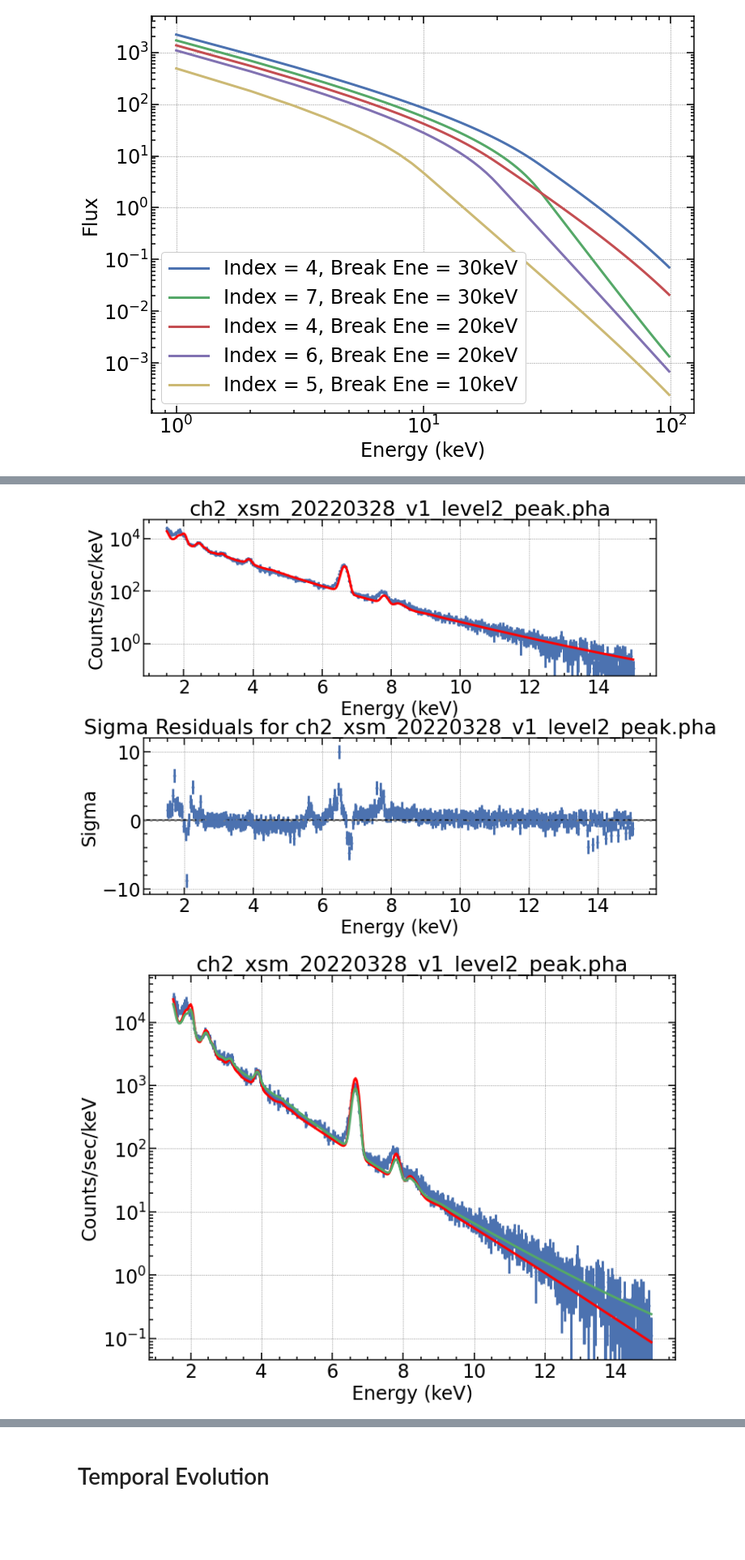
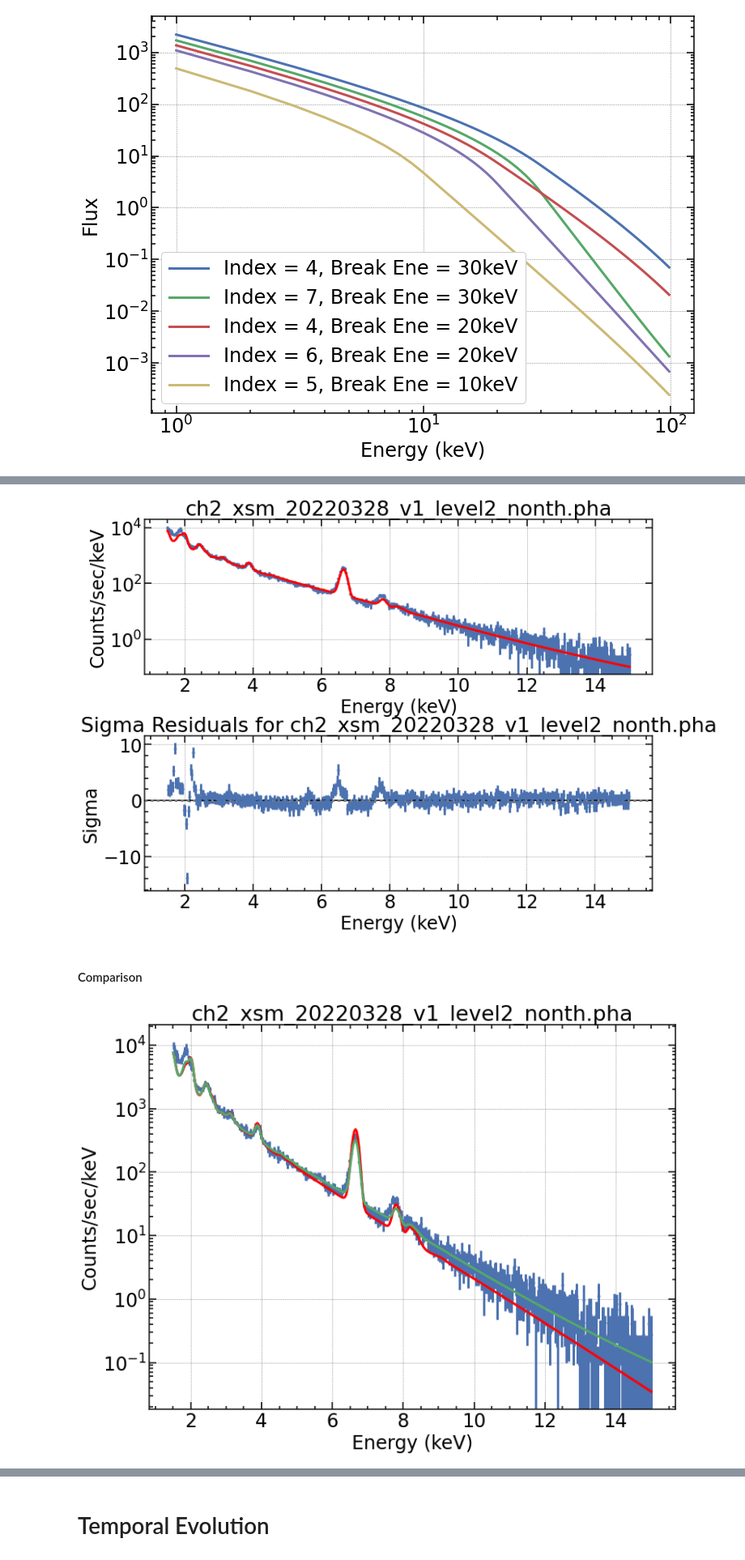
Before and after one commit to abhilash-sw/xray_workshop, a Jupyter notebook: XSM_analysis_sherpa.ipynb, the cells around one changed output, grey strips where cells are left out. Shown at 81% size. Drawn from its saved outputs; the diff is of its cells as text; code cells hidden in the pictures; blank space fills up the shorter version.

```diff
--- a/XSM_analysis_sherpa.ipynb
+++ b/XSM_analysis_sherpa.ipynb
@@ -675,0 +737,20 @@ ax.set_xscale('log')
+# %%
+pha = read_pha('ch2_xsm_20220328_v1_level2_nonth.pha',use_errors=True)
+pha.set_rmf(rmf)
+pha.set_analysis('energy')
+pha.notice(1.5,15)
+
+pha.staterror[pha.staterror==0] = 1
+pha.syserror[pha.syserror == 0] = 1
+
+mdl_tmp = f_vth_sherpa()
+mdl_rsp = xsm_rsp(mdl_tmp)
+
+mdl_rsp.model.pars[0].val = 10 # Temperature
+mdl_rsp.model.pars[1].val = 0.01 #EM
+
+fi_th = Fit(pha,mdl_rsp)
+
+fres_th = fi_th.fit()
+print(fres_th)
+print(f'Reduced Chi2 = {fres_th.statval/fres_th.dof:.4f}')
@@ -678,4 +796,12 @@ ax.set_xscale('log')
 # %%
+mdl_thick2 = f_thick2_sherpa()
+mdl_expr_thick2 = xsm_rsp(mdl_thick2)
+print(mdl_expr_thick2)
+
+mdl2 = f_vth_sherpa()
+mdl_vth_rsp = xsm_rsp(mdl2)
+print(mdl_vth_rsp)
+
 mdl_expr_thick2.model.pars[5].frozen = True
 mdl_expr_thick2.model.pars[2].frozen = True
 mdl_expr_thick2.model.pars[3].frozen = True
@@ -692,5 +833,5 @@ mdl_vth_rsp.model.pars[1].frozen = False
 # %%
-pha = read_pha('ch2_xsm_20220328_v1_level2_peak.pha',use_errors=True)
+pha = read_pha('ch2_xsm_20220328_v1_level2_nonth.pha',use_errors=True)
 pha.set_rmf(rmf)
 pha.set_analysis('energy')
 pha.notice(1.5,15)
@@ -741,19 +882,21 @@ splot.addplot(rplot)
 # the need for a hline call is due to bug #378
 rplot.hline(0, linecolor='gray', linestyle='dot', overplot=True)
 # %% [output]
-[figure, old version]
+[figure, new version]
+# %% [markdown]
+#### Comparison
 # %%
 dplot = DataPlot()
-dplot.prepare(fi.data)
+dplot.prepare(fi_th.data)
 mplot1 = ModelPlot()
 mplot2 = ModelPlot()
-mplot1.prepare(fi.data, fi.model)
+mplot1.prepare(fi_th.data, fi_th.model)
 mplot2.prepare(fi_t2.data, fi_t2.model)
 dplot.plot(ylog=True)
 mplot1.overplot(color='red')
 
 mplot2.prepare(fi_t2.data, fi_t2.model)
 mplot2.overplot()#(color='red')
 # mplot2.plot_prefs['color'] = 'red'
 # %% [output]
-[figure, old version]
+[figure, new version]
```
Also changed, not shown: parts of 21 cells of this notebook.
